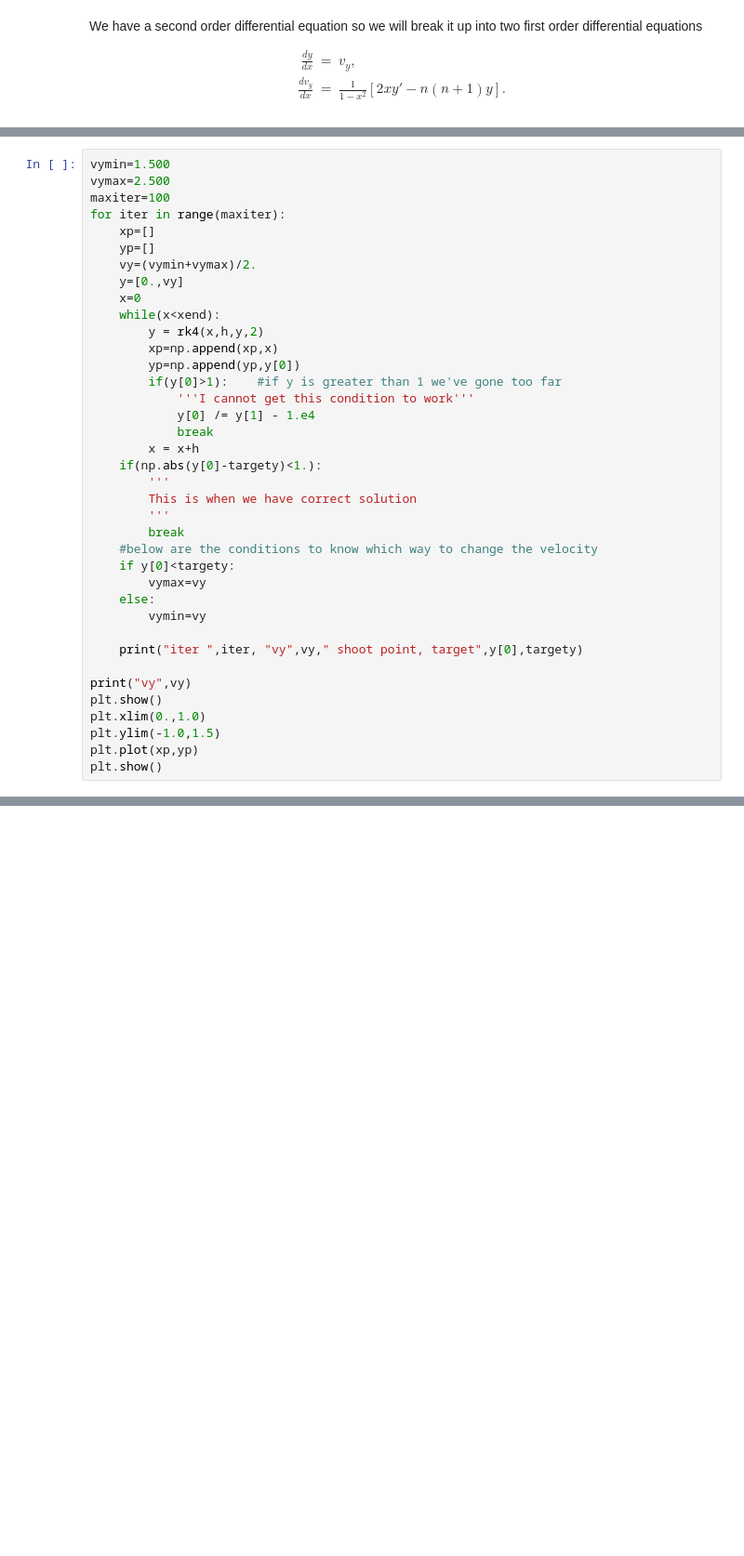
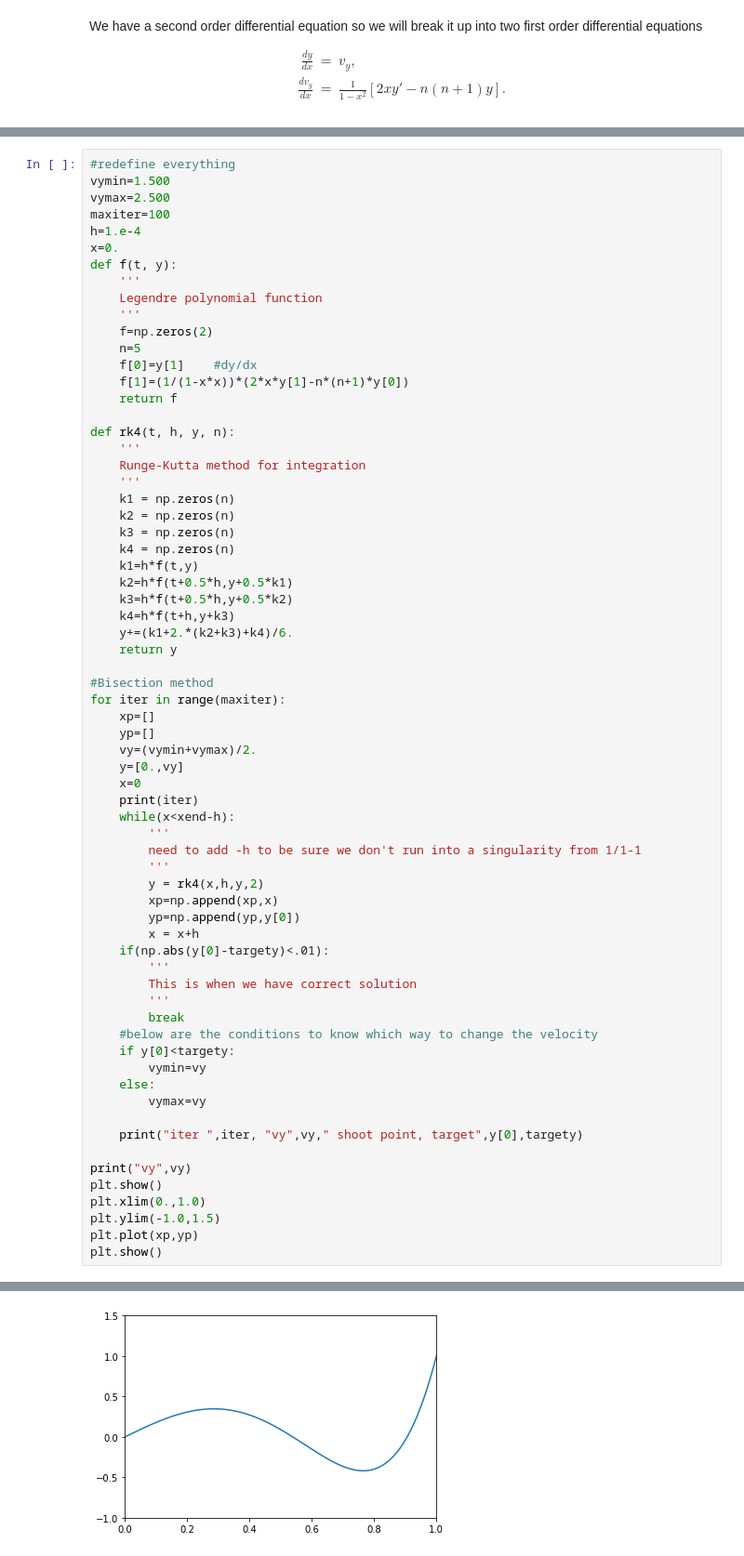
Before and after one commit to macink/computational-physics-class-404-604-Spring-2021, a Jupyter notebook: HW_Lec08.ipynb, the cells around one changed output, grey strips where cells are left out. Shown at 93% size. Cells and saved outputs as stored; diff of their text form; blank space fills up the shorter version.

Commit message:
Fixed singularity at 1/1-1

```diff
--- a/HW_Lec08.ipynb
+++ b/HW_Lec08.ipynb
@@ -98,34 +199,63 @@ The bisection method will calculate the midpoint between the min and max velocit
 Then, the program will get the function values given the midpoint velority and change to a new midpoint accordingly.
 The final function should equal one when x=1.
 # %%
+#redefine everything
 vymin=1.500
 vymax=2.500
 maxiter=100
+h=1.e-4
+x=0.
+def f(t, y):
+    '''
+    Legendre polynomial function
+    '''
+    f=np.zeros(2)
+    n=5
+    f[0]=y[1]    #dy/dx
+    f[1]=(1/(1-x*x))*(2*x*y[1]-n*(n+1)*y[0])
+    return f
+
+def rk4(t, h, y, n):
+    '''
+    Runge-Kutta method for integration
+    '''
+    k1 = np.zeros(n)
+    k2 = np.zeros(n)
+    k3 = np.zeros(n)
+    k4 = np.zeros(n)
+    k1=h*f(t,y)
+    k2=h*f(t+0.5*h,y+0.5*k1)
+    k3=h*f(t+0.5*h,y+0.5*k2)
+    k4=h*f(t+h,y+k3)
+    y+=(k1+2.*(k2+k3)+k4)/6.
+    return y
+
+#Bisection method
 for iter in range(maxiter):
     xp=[]
     yp=[]
     vy=(vymin+vymax)/2.
     y=[0.,vy]
     x=0
-    while(x<xend):
+    print(iter)
+    while(x<xend-h):
+        '''
+        need to add -h to be sure we don't run into a singularity from 1/1-1
+        '''
         y = rk4(x,h,y,2)
         xp=np.append(xp,x)
         yp=np.append(yp,y[0])
-        if(y[0]>1):    #if y is greater than 1 we've gone too far
-            '''I cannot get this condition to work'''
-            y[0] /= y[1] - 1.e4
-            break
         x = x+h
-    if(np.abs(y[0]-targety)<1.):
+    if(np.abs(y[0]-targety)<.01):
         '''
         This is when we have correct solution
         '''
         break
     #below are the conditions to know which way to change the velocity
     if y[0]<targety:
+        vymin=vy
+    else:
         vymax=vy
-    else:
-        vymin=vy
 
     print("iter ",iter, "vy",vy," shoot point, target",y[0],targety)
 
@@ -139,0 +275 @@ KeyboardInterrupt:
+[figure, added]
```
Also changed, not shown: parts of 3 cells of this notebook.
